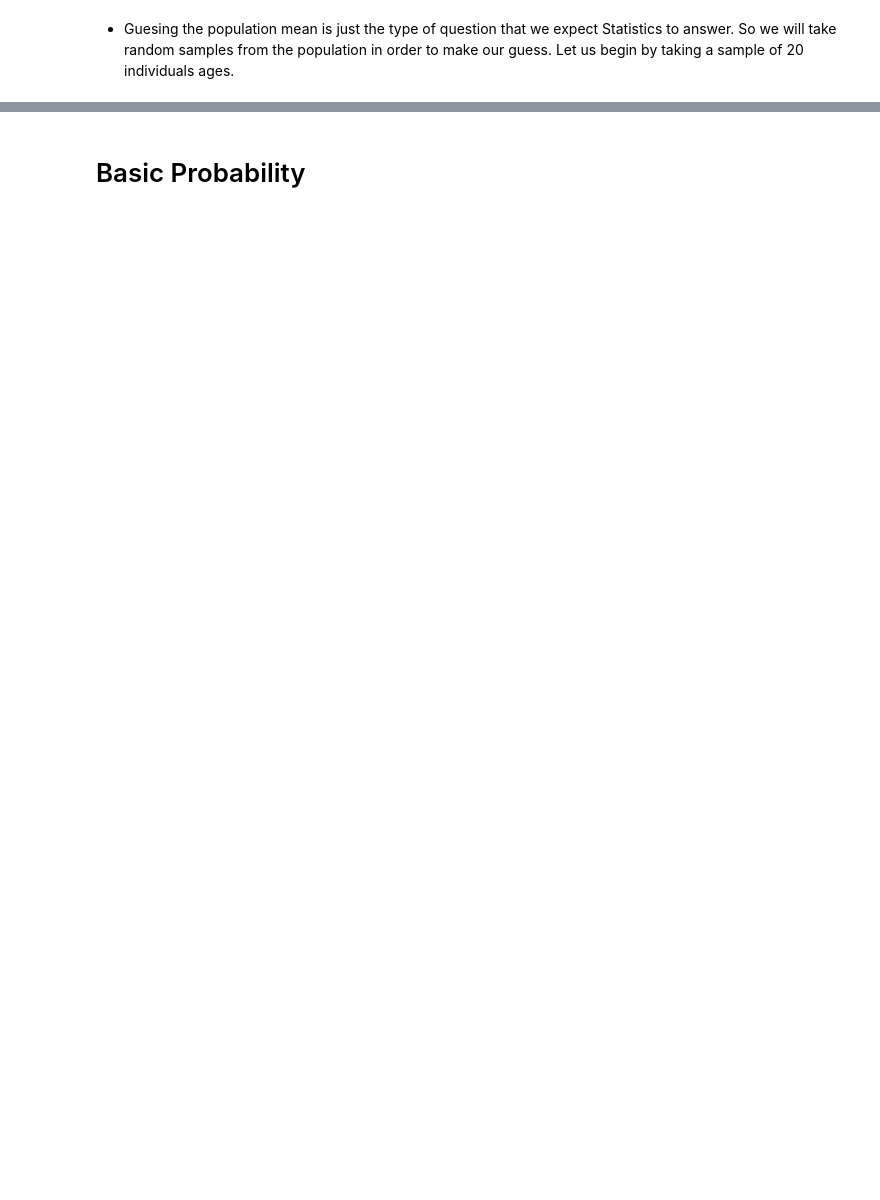
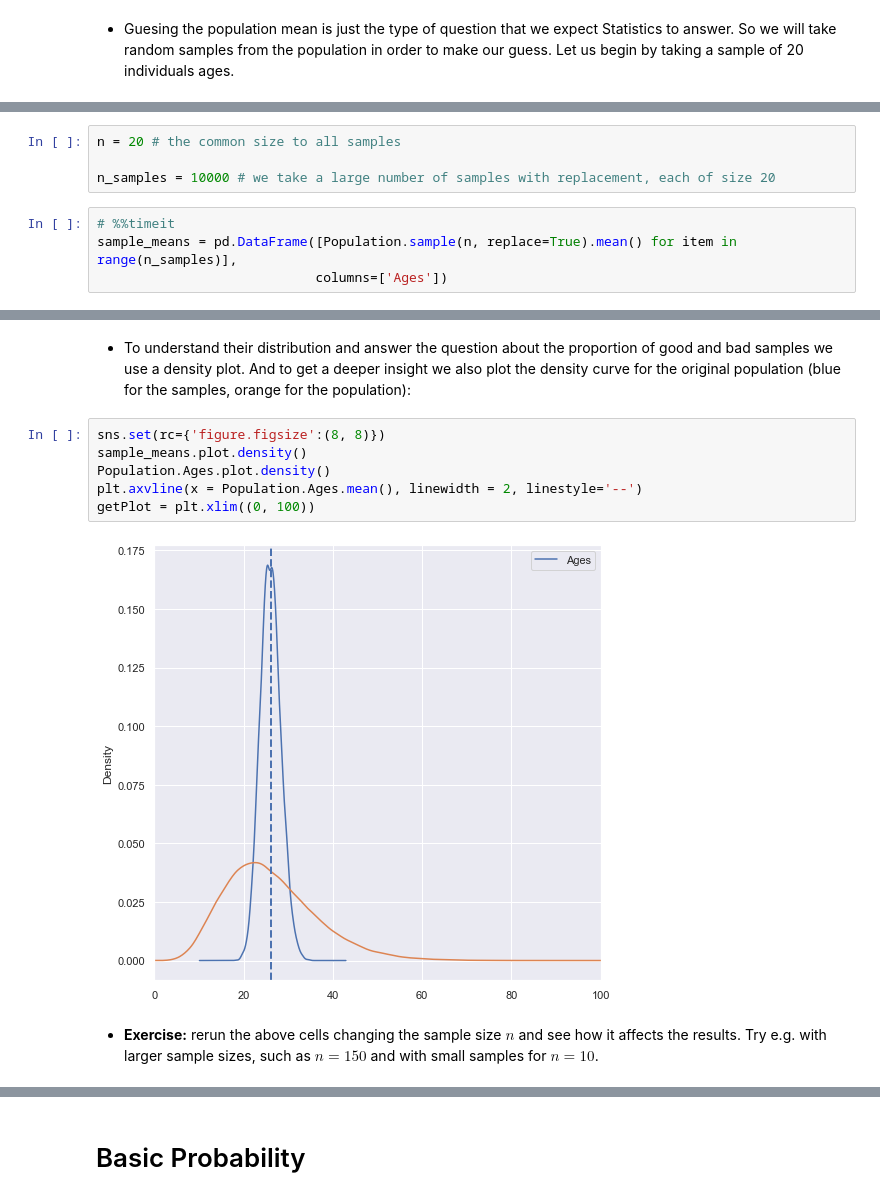
Before and after one commit to mbdfmad/fmad2223, a Jupyter notebook: 03-Probability.ipynb, the cells around one changed output, grey strips where cells are left out. Saved outputs shown, nothing was run; the diff lists cells and outputs as text; blank space fills up the shorter version.

```diff
--- a/03-Probability.ipynb
+++ b/03-Probability.ipynb
@@ -94,0 +106,8 @@ $$x_1 = 2,\, x_2 = 2,\,  \ldots \, , x_{20}$$
+# %%
+n = 20 # the common size to all samples
+
+n_samples = 10000 # we take a large number of samples with replacement, each of size 20
+# %%
+# %%timeit
+sample_means = pd.DataFrame([Population.sample(n, replace=True).mean() for item in range(n_samples)],
+                            columns=['Ages'])
@@ -94,0 +130,12 @@ $$x_1 = 2,\, x_2 = 2,\,  \ldots \, , x_{20}$$
+# %% [markdown]
++ To understand their distribution and answer the question about the proportion of good and bad samples we use a density plot. And to get a deeper insight we also plot the density curve for the original population (blue for the samples, orange for the population):
+# %%
+sns.set(rc={'figure.figsize':(8, 8)})
+sample_means.plot.density()
+Population.Ages.plot.density()
+plt.axvline(x = Population.Ages.mean(), linewidth = 2, linestyle='--')
+getPlot = plt.xlim((0, 100))
+# %% [output]
+[figure, added]
+# %% [markdown]
++ **Exercise:** rerun the above cells changing the sample size $n$ and see how it affects the results. Try e.g. with larger sample sizes, such as $n = 150$ and with small samples for $n = 10$.
```
Also changed, not shown: parts of 24 cells of this notebook, 2 other files.
